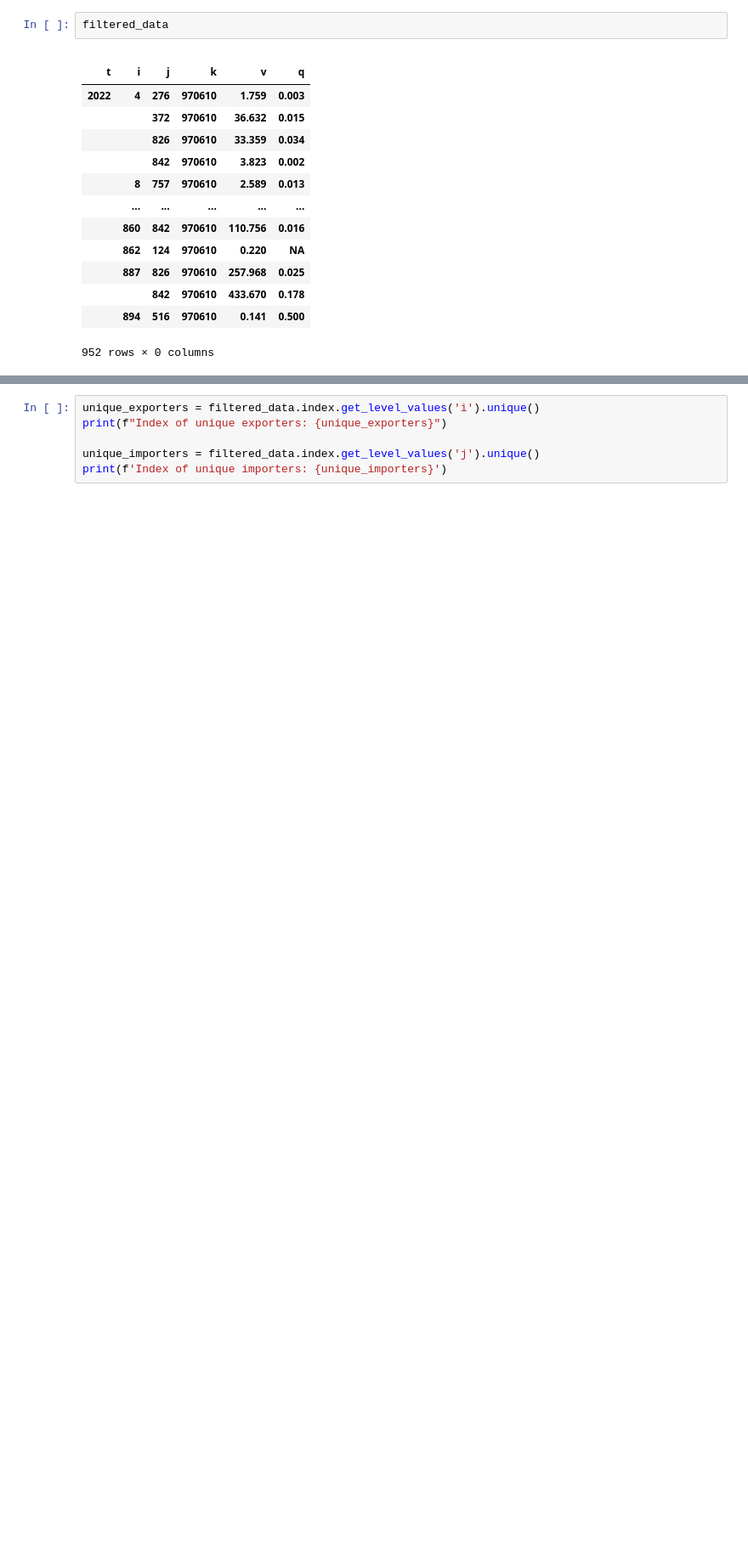
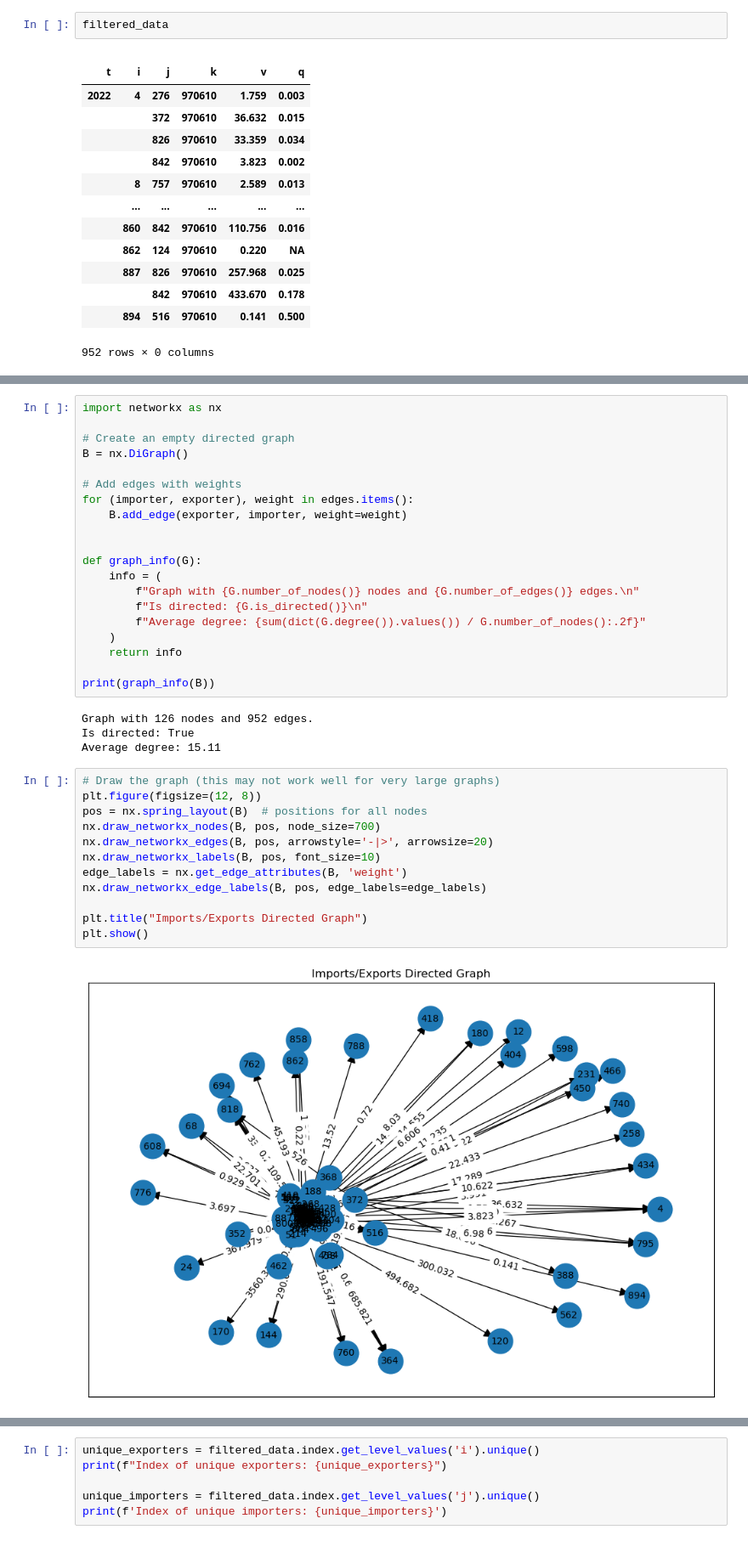
Before and after one commit to poopiboi/NA_2024_3rdSemesterProject_AllAboutNetworks, a Jupyter notebook: ProjectFiles/BACI_Dataset/main_code/250yArtifacts Dataset.v002.ipynb, the cells around one changed output, grey strips where cells are left out. Shown at 85% size. Saved outputs shown, nothing was run; the diff lists cells and outputs as text; blank space fills up the shorter version.

```diff
--- a/ProjectFiles/BACI_Dataset/main_code/250yArtifacts Dataset.v002.ipynb
+++ b/ProjectFiles/BACI_Dataset/main_code/250yArtifacts Dataset.v002.ipynb
@@ -73,3 +89,41 @@ filtered_data
+# %%
+import networkx as nx
+
+# Create an empty directed graph
+B = nx.DiGraph()
+
+# Add edges with weights
+for (importer, exporter), weight in edges.items():
+    B.add_edge(exporter, importer, weight=weight)
+
+
+def graph_info(G):
+    info = (
+        f"Graph with {G.number_of_nodes()} nodes and {G.number_of_edges()} edges.\n"
+        f"Is directed: {G.is_directed()}\n"
+        f"Average degree: {sum(dict(G.degree()).values()) / G.number_of_nodes():.2f}"
+    )
+    return info
+
+print(graph_info(B))
+# %% [output]
+Graph with 126 nodes and 952 edges.
+Is directed: True
+Average degree: 15.11
+# %%
+# Draw the graph (this may not work well for very large graphs)
+plt.figure(figsize=(12, 8))
+pos = nx.spring_layout(B)  # positions for all nodes
+nx.draw_networkx_nodes(B, pos, node_size=700)
+nx.draw_networkx_edges(B, pos, arrowstyle='-|>', arrowsize=20)
+nx.draw_networkx_labels(B, pos, font_size=10)
+edge_labels = nx.get_edge_attributes(B, 'weight')
+nx.draw_networkx_edge_labels(B, pos, edge_labels=edge_labels)
+
+plt.title("Imports/Exports Directed Graph")
+plt.show()
+# %% [output]
+[figure, added]
 # %%
 # Create a dictionary to hold DataFrames for each unique `i`
 datasets_by_exporter = {exporter: data for exporter, data in filtered_data.groupby(level='i')}
```
Also changed, not shown: parts of 6 cells of this notebook.
